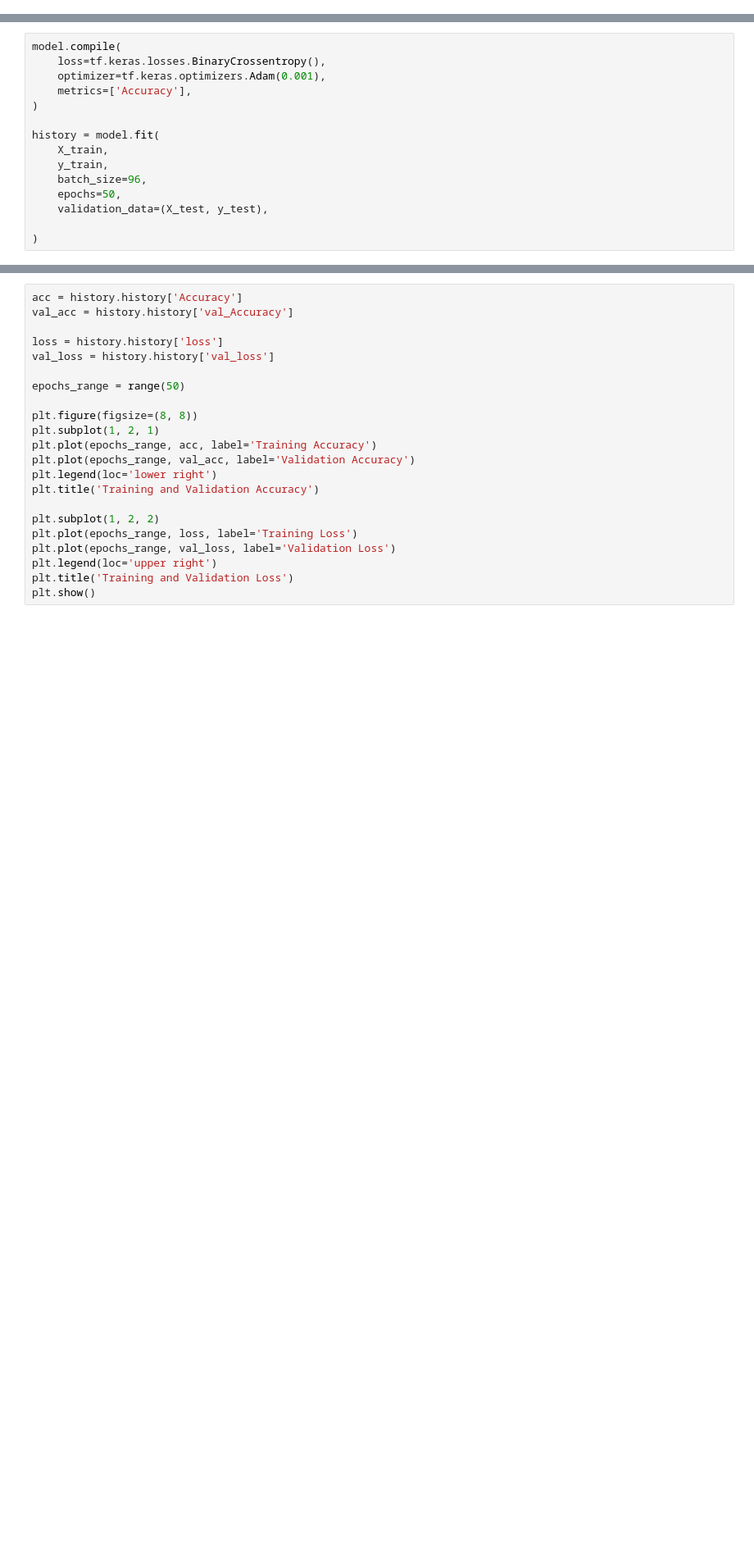
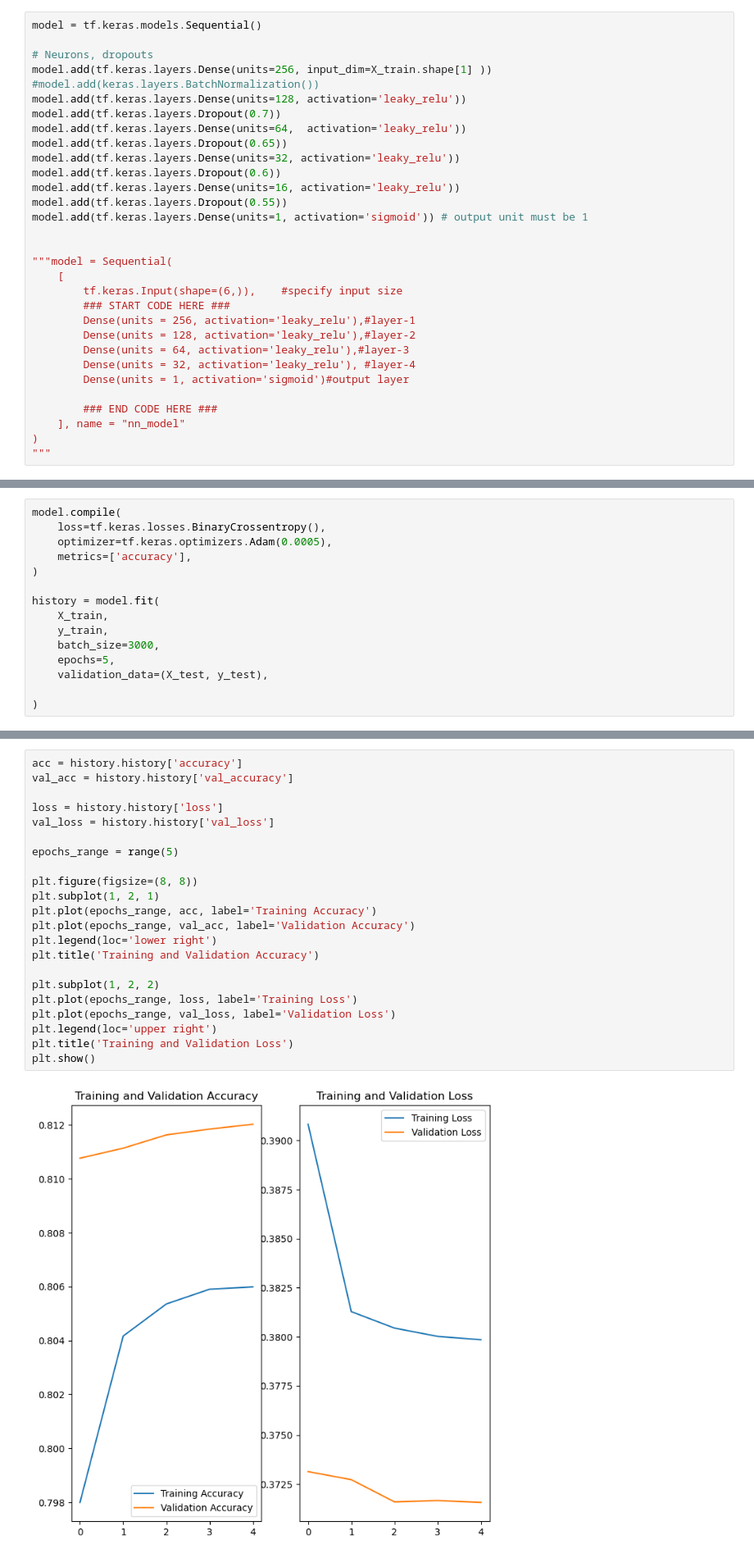
Before and after one commit to AbdelrahmanAshraf318/Kaggle-Competitions-, a Jupyter notebook: Binary Classification of Insurance Cross Selling/nn-xgboost.ipynb, the cells around one changed output, grey strips where cells are left out. Shown: that part at 82% size. Drawn from its saved outputs; the diff is of its cells as text; blank space fills up the shorter version.

```diff
--- a/Binary Classification of Insurance Cross Selling/nn-xgboost.ipynb
+++ b/Binary Classification of Insurance Cross Selling/nn-xgboost.ipynb
@@ -197,0 +320,31 @@ model = Sequential(
+# %%
+model = tf.keras.models.Sequential()
+
+# Neurons, dropouts
+model.add(tf.keras.layers.Dense(units=256, input_dim=X_train.shape[1] ))
+#model.add(keras.layers.BatchNormalization())
+model.add(tf.keras.layers.Dense(units=128, activation='leaky_relu'))
+model.add(tf.keras.layers.Dropout(0.7))
+model.add(tf.keras.layers.Dense(units=64,  activation='leaky_relu'))
+model.add(tf.keras.layers.Dropout(0.65))
+model.add(tf.keras.layers.Dense(units=32, activation='leaky_relu'))
+model.add(tf.keras.layers.Dropout(0.6))
+model.add(tf.keras.layers.Dense(units=16, activation='leaky_relu'))
+model.add(tf.keras.layers.Dropout(0.55))
+model.add(tf.keras.layers.Dense(units=1, activation='sigmoid')) # output unit must be 1
+
+
+"""model = Sequential(
+    [
+        tf.keras.Input(shape=(6,)),    #specify input size
+        ### START CODE HERE ###
+        Dense(units = 256, activation='leaky_relu'),#layer-1
+        Dense(units = 128, activation='leaky_relu'),#layer-2
+        Dense(units = 64, activation='leaky_relu'),#layer-3
+        Dense(units = 32, activation='leaky_relu'), #layer-4
+        Dense(units = 1, activation='sigmoid')#output layer
+
+        ### END CODE HERE ###
+    ], name = "nn_model"
+)
+"""
@@ -212,15 +373,15 @@ print(f"W4 shape = {W4.shape}, b4 shape = {b4.shape}")
 # %%
 model.compile(
     loss=tf.keras.losses.BinaryCrossentropy(),
-    optimizer=tf.keras.optimizers.Adam(0.001),
-    metrics=['Accuracy'],
+    optimizer=tf.keras.optimizers.Adam(0.0005),
+    metrics=['accuracy'],
 )
 
 history = model.fit(
     X_train,
     y_train,
-    batch_size=96,
-    epochs=50,
+    batch_size=3000,
+    epochs=5,
     validation_data=(X_test, y_test),
 
 )
@@ -227,22 +399,24 @@ history = model.fit(
 # %%
-acc = history.history['Accuracy']
-val_acc = history.history['val_Accuracy']
+acc = history.history['accuracy']
+val_acc = history.history['val_accuracy']
 
 loss = history.history['loss']
 val_loss = history.history['val_loss']
 
-epochs_range = range(50)
+epochs_range = range(5)
 
 plt.figure(figsize=(8, 8))
 plt.subplot(1, 2, 1)
 plt.plot(epochs_range, acc, label='Training Accuracy')
 plt.plot(epochs_range, val_acc, label='Validation Accuracy')
 plt.legend(loc='lower right')
 plt.title('Training and Validation Accuracy')
 
 plt.subplot(1, 2, 2)
 plt.plot(epochs_range, loss, label='Training Loss')
 plt.plot(epochs_range, val_loss, label='Validation Loss')
 plt.legend(loc='upper right')
 plt.title('Training and Validation Loss')
 plt.show()
+# %% [output]
+[figure, added]
```
Also changed, not shown: parts of 62 cells of this notebook.
